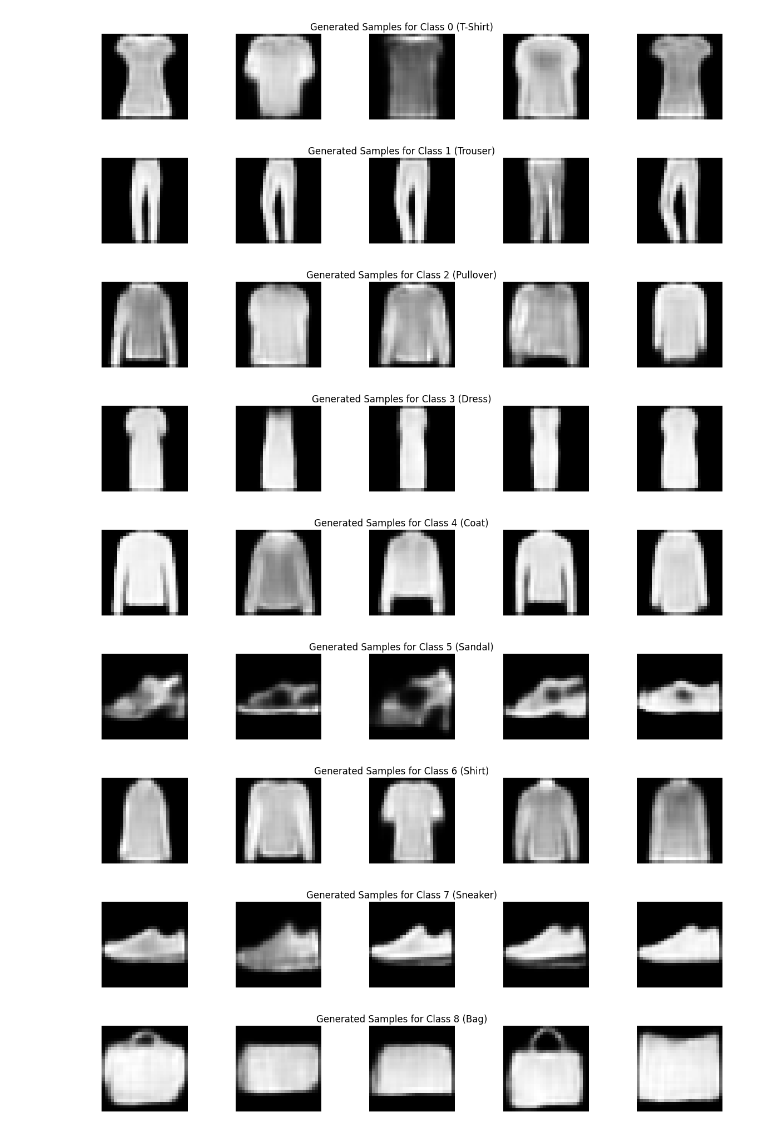
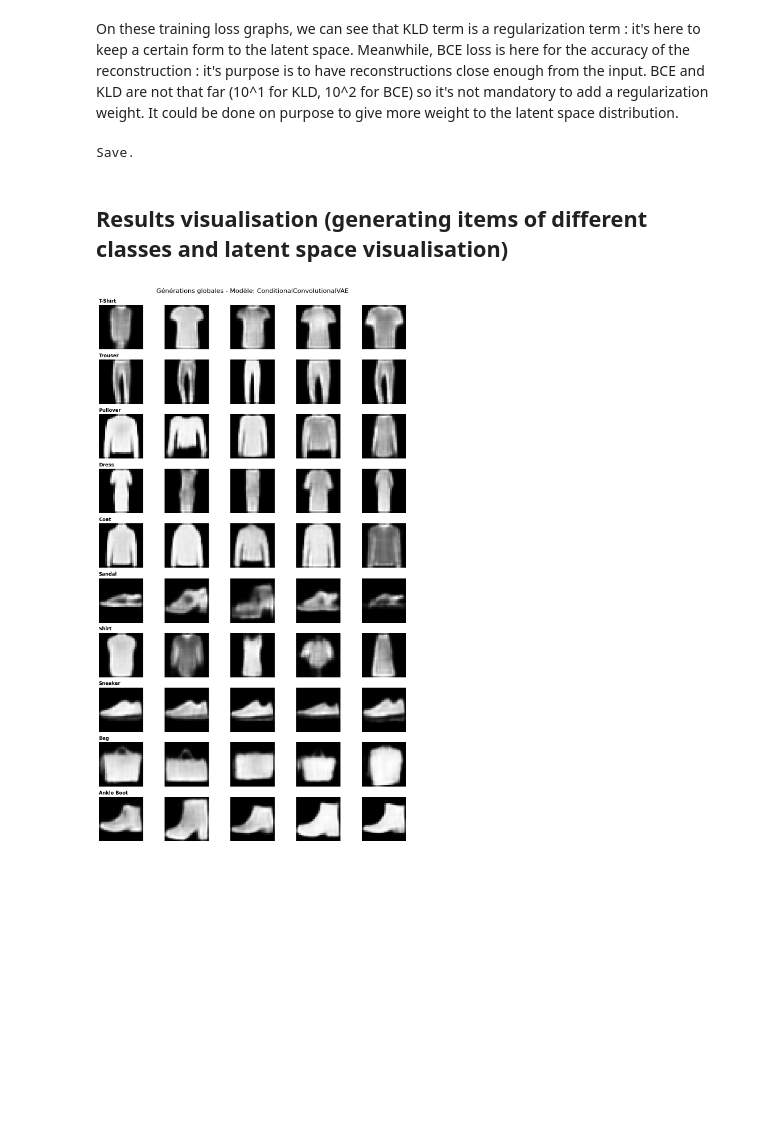
Before and after one commit to guillaume-joffre/project-hddl-segmentation, a Jupyter notebook: cvae.ipynb, the cells around one changed output. Cells and saved outputs as stored; diff of their text form; code cells hidden in the pictures; blank space fills up the shorter version.

```diff
--- a/cvae.ipynb
+++ b/cvae.ipynb
@@ -76,7 +98,4 @@ test_loader = DataLoader(test_dataset, batch_size=BATCH_SIZE, shuffle=False)
 # %%
-
-
-
 class ConditionalConvolutionalVAE(nn.Module):
     def __init__(self, input_channels, num_classes, latent_dim, img_size):
         super(ConditionalConvolutionalVAE, self).__init__()
@@ -132,7 +151,10 @@ class ConditionalConvolutionalVAE(nn.Module):
         eps = torch.randn_like(std)
         return mu + eps * std
 
-    def forward(self, x, y):
+    def forward(self, x, labels=None, **kwargs):
+
+        if labels is None:
+            labels = kwargs.get('labels')
 
 
         h_conv = self.encoder_conv(x) # [batch_size, 128, 4, 4]
@@ -141,7 +163,7 @@ class ConditionalConvolutionalVAE(nn.Module):
         h_flat = h_conv.view(-1, self.flattened_size)
 
 
-        h_concat = torch.cat([h_flat, y], dim=1)
+        h_concat = torch.cat([h_flat, labels], dim=1)
 
         mu = self.fc_mu(h_concat)
         logvar = self.fc_logvar(h_concat)
@@ -150,7 +172,7 @@ class ConditionalConvolutionalVAE(nn.Module):
         z = self.reparameterize(mu, logvar)
 
 
-        z_concat = torch.cat([z, y], dim=1)
+        z_concat = torch.cat([z, labels], dim=1)
 
 
         h_dec_fc = self.decoder_input_fc(z_concat)
@@ -174,13 +196,11 @@ class ConditionalConvolutionalVAE(nn.Module):
 
 
 def cvae_loss_function(recon_x, x, mu, logvar):
-    # BCE (Binary Cross-Entropy)
-    #print(f"Shape recon_x: {recon_x.shape}")  [128, 1, 28, 28]
-    #print(f"Shape x: {x.shape}")              [128, 1, 28, 28]
-    BCE = F.binary_cross_entropy(recon_x.view(-1, IMAGE_SIZE*IMAGE_SIZE), x.view(-1, IMAGE_SIZE*IMAGE_SIZE), reduction='sum')
-
-    # KL Divergence
-    # KL = -0.5 * sum(1 + log(sigma^2) - mu^2 - sigma^2)
+    # Reconstruction (BCE)
+    BCE = F.binary_cross_entropy(recon_x.view(-1, IMAGE_SIZE*IMAGE_SIZE),
+                                 x.view(-1, IMAGE_SIZE*IMAGE_SIZE),
+                                 reduction='sum')
+    # Régularisation (KLD)
     KLD = -0.5 * torch.sum(1 + logvar - mu.pow(2) - logvar.exp())
 
-    return BCE + KLD
+    return BCE + KLD, BCE, KLD
@@ -300,0 +553,8 @@ Entraînement sur cuda
+# %% [markdown]
+On these training loss graphs, we can see that KLD term is a regularization term : it's here to keep a certain form to the latent space. Meanwhile, BCE loss is here for the accuracy of the reconstruction : it's purpose is to have reconstructions close enough from the input. BCE and KLD are not that far (10^1 for KLD, 10^2 for BCE) so it's not mandatory to add a regularization weight. It could be done on purpose to give more weight to the latent space distribution.
+# %%
+torch.save(model_simple.state_dict(), "CVAE_simple_50ep.pth")
+torch.save(model_vgg.state_dict(), "CVAE_VGGlike_50ep.pth")
+print("Save.")
+# %% [output]
+Save.
@@ -301,21 +565,6 @@ Entraînement sur cuda
+# %% [markdown]
+## Results visualisation (generating items of different classes and latent space visualisation)
 # %%
-generate_samples(class_idx=0)
-generate_samples(class_idx=1)
-generate_samples(class_idx=2)
-generate_samples(class_idx=3)
-generate_samples(class_idx=4)
-generate_samples(class_idx=5)
-generate_samples(class_idx=6)
-generate_samples(class_idx=7)
-generate_samples(class_idx=8)
-generate_samples(class_idx=9)
+generate_all_classes(model_simple)
 # %% [output]
-[figure, old version]
+[figure, new version]
-[figure, removed]
-[figure, removed]
-[figure, removed]
-[figure, removed]
-[figure, removed]
-[figure, removed]
-[figure, removed]
-[figure, removed]
```
Also changed, not shown: parts of 18 cells of this notebook, 10 other files.
